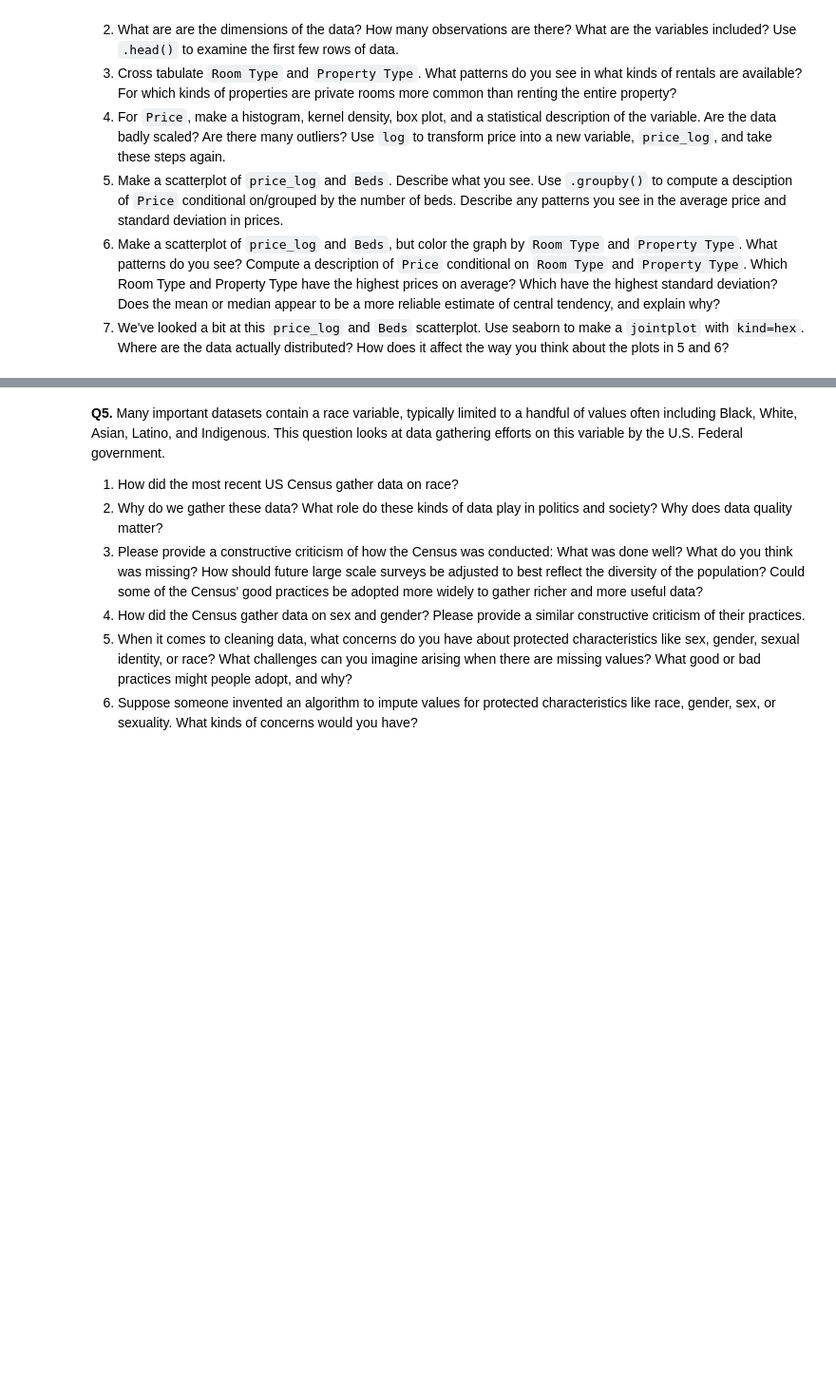
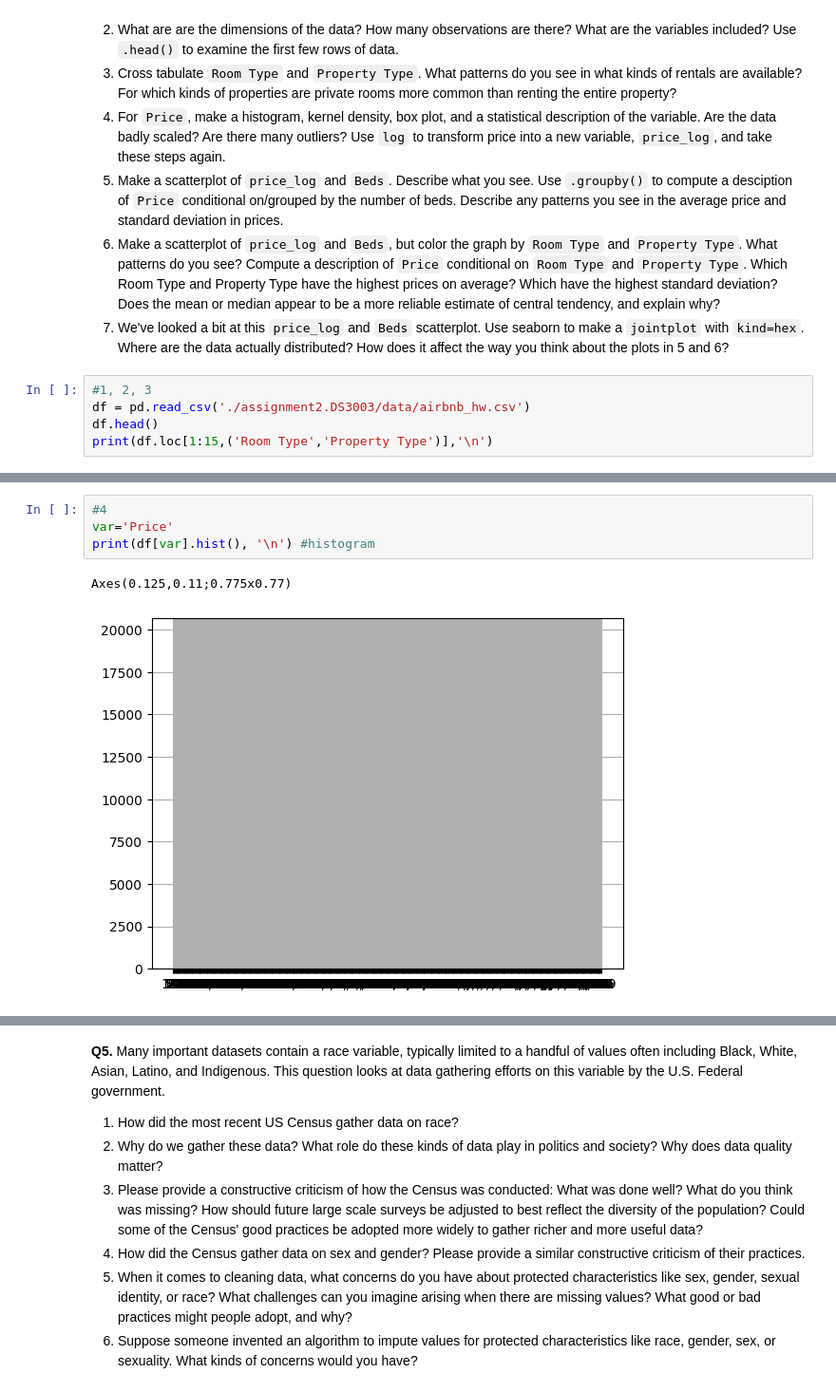
Before and after one commit to Shruti-Elango/assignment2.DS3003, a Jupyter notebook: assignment2.ipynb, the cells around one changed output, grey strips where cells are left out. Shown at 95% size. Drawn from its saved outputs; the diff is of its cells as text; blank space fills up the shorter version.

```diff
--- a/assignment2.ipynb
+++ b/assignment2.ipynb
@@ -269,3 +283,8 @@ df.plot.hexbin(y='grad_100_value',x='aid_value')
   5. Make a scatterplot of `price_log` and `Beds`. Describe what you see. Use `.groupby()` to compute a desciption of `Price` conditional on/grouped by the number of beds. Describe any patterns you see in the average price and standard deviation in prices.
   6. Make a scatterplot of `price_log` and `Beds`, but color the graph by `Room Type` and `Property Type`. What patterns do you see? Compute a description of `Price` conditional on `Room Type` and `Property Type`. Which Room Type and Property Type have the highest prices on average? Which have the highest standard deviation? Does the mean or median appear to be a more reliable estimate of central tendency, and explain why?
   7. We've looked a bit at this `price_log` and `Beds` scatterplot. Use seaborn to make a `jointplot` with `kind=hex`. Where are the data actually distributed? How does it affect the way you think about the plots in 5 and 6?
+# %%
+#1, 2, 3
+df = pd.read_csv('./assignment2.DS3003/data/airbnb_hw.csv')
+df.head()
+print(df.loc[1:15,('Room Type','Property Type')],'\n')
@@ -271,0 +308,7 @@ df.plot.hexbin(y='grad_100_value',x='aid_value')
+# %%
+#4
+var='Price'
+print(df[var].hist(), '\n') #histogram
+# %% [output]
+Axes(0.125,0.11;0.775x0.77)
+[figure, added]
```
Also changed, not shown: parts of 15 cells of this notebook.
